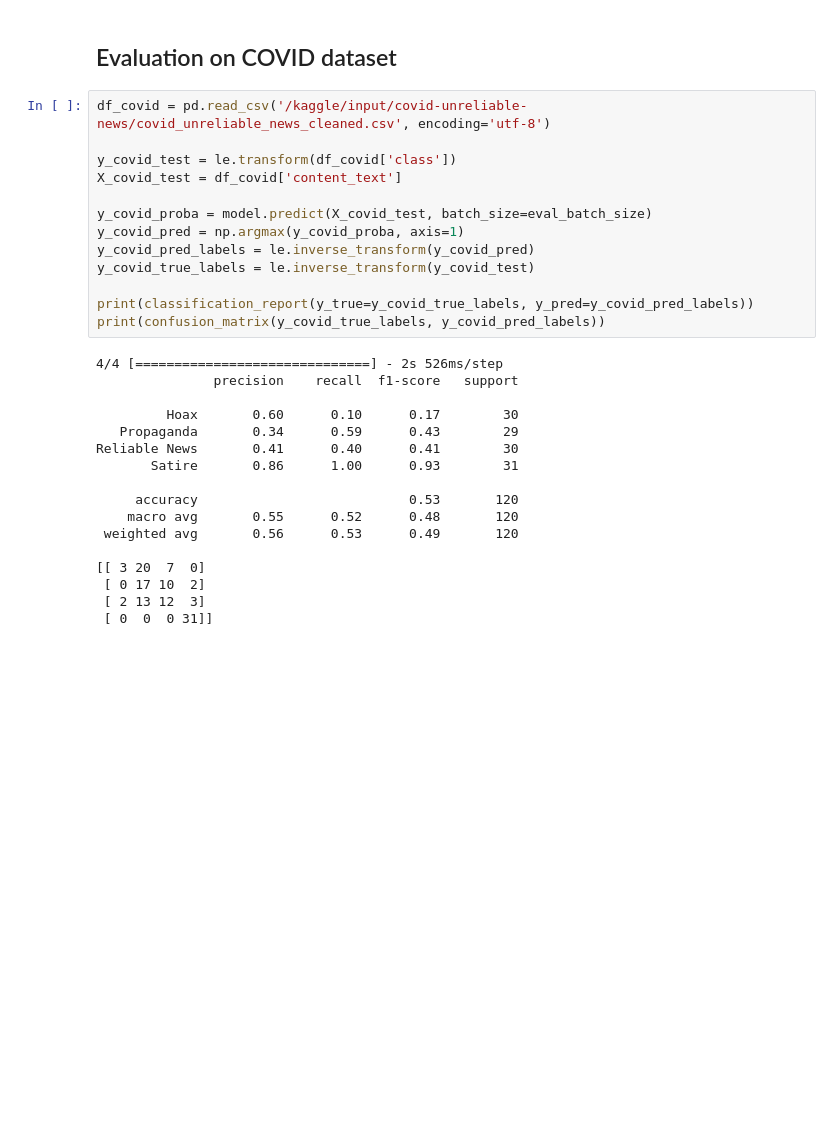
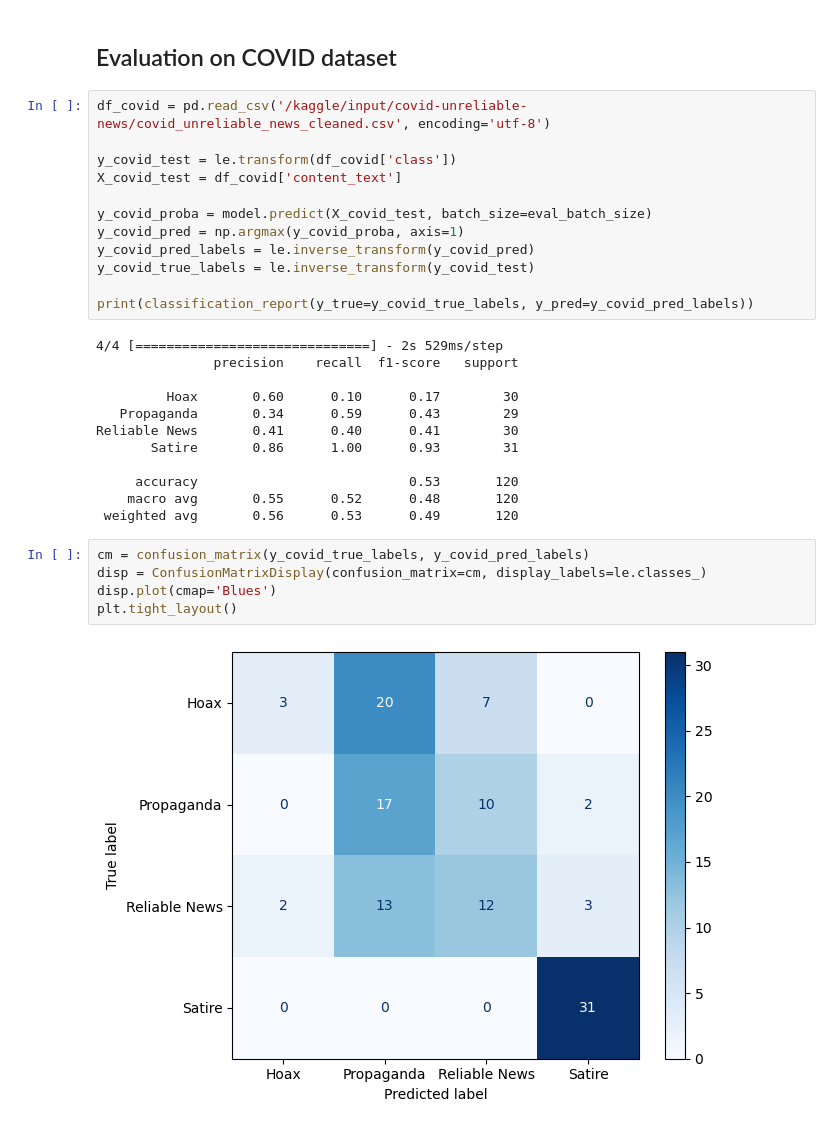
Before and after one commit to alan-kc-chik/cs4248-NLP-project, a Jupyter notebook: models/BERT.ipynb, the cells around one changed output. Cells and saved outputs as stored; diff of their text form; blank space fills up the shorter version.

```diff
--- a/models/BERT.ipynb
+++ b/models/BERT.ipynb
@@ -304,9 +335,8 @@ y_covid_pred_labels = le.inverse_transform(y_covid_pred)
 y_covid_true_labels = le.inverse_transform(y_covid_test)
 
 print(classification_report(y_true=y_covid_true_labels, y_pred=y_covid_pred_labels))
-print(confusion_matrix(y_covid_true_labels, y_covid_pred_labels))
 # %% [output]
-4/4 [==============================] - 2s 526ms/step
+4/4 [==============================] - 2s 529ms/step
                precision    recall  f1-score   support
 
          Hoax       0.60      0.10      0.17        30
@@ -317,8 +347,10 @@ Reliable News       0.41      0.40      0.41        30
      accuracy                           0.53       120
     macro avg       0.55      0.52      0.48       120
  weighted avg       0.56      0.53      0.49       120
-
-[[ 3 20  7  0]
- [ 0 17 10  2]
- [ 2 13 12  3]
- [ 0  0  0 31]]
+# %%
+cm = confusion_matrix(y_covid_true_labels, y_covid_pred_labels)
+disp = ConfusionMatrixDisplay(confusion_matrix=cm, display_labels=le.classes_)
+disp.plot(cmap='Blues')
+plt.tight_layout()
+# %% [output]
+[figure, added]
```
Also changed, not shown: parts of 9 cells of this notebook.
